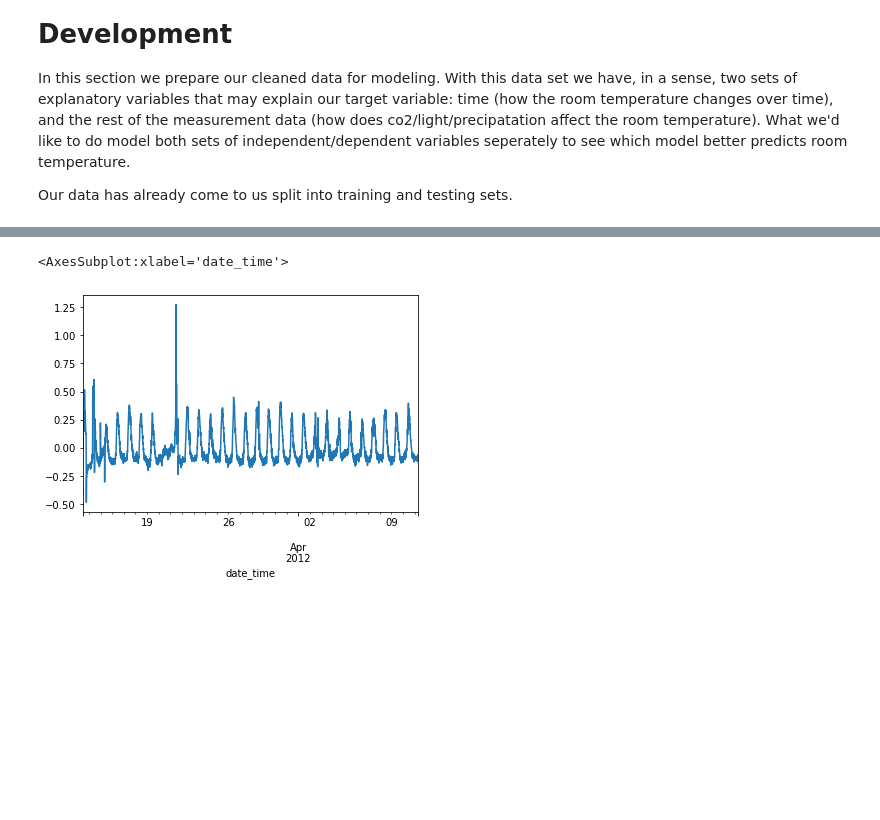
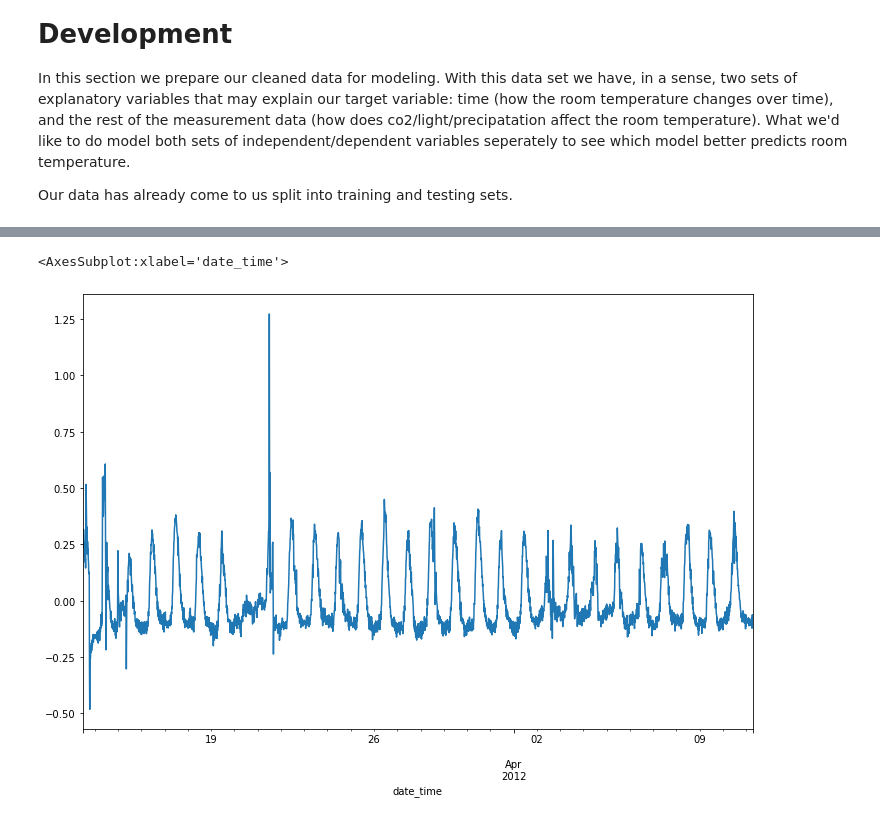
Before and after one commit to Caveexplorer/Home-Temperature-Time-Series-Forecasting, a Jupyter notebook: Notebooks/Pre-processing and Training Data Development.ipynb, the cells around one changed output, grey strips where cells are left out. Cells and saved outputs as stored; diff of their text form; code cells hidden in the pictures; blank space fills up the shorter version.

```diff
--- a/Notebooks/Pre-processing and Training Data Development.ipynb
+++ b/Notebooks/Pre-processing and Training Data Development.ipynb
@@ -40,7 +59,6 @@ plt.show()
-# %%
-train['lagged_temp'] = train['indoor_temperature_room'].diff().fillna(
 # %%
-train['lagged_temp'].plot()
+fig = plt.figure(figsize=(12, 8))
+train['indoor_temperature_room'].diff().plot()
 # %% [output]
 <AxesSubplot:xlabel='date_time'>
-[figure, old version]
+[figure, new version]
```
Also changed, not shown: parts of 17 cells of this notebook, 1 other file.
